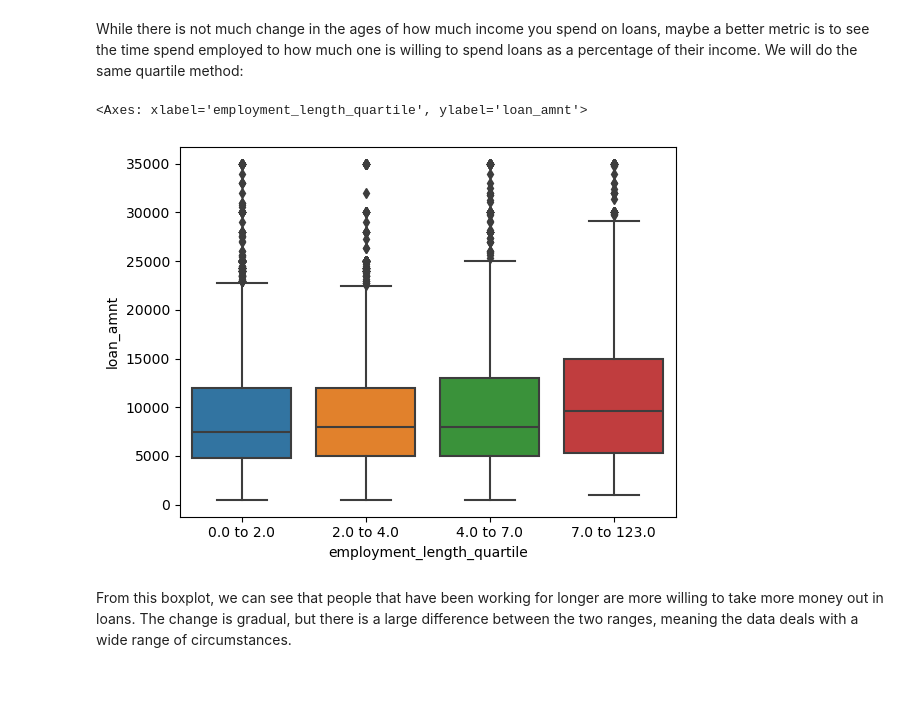
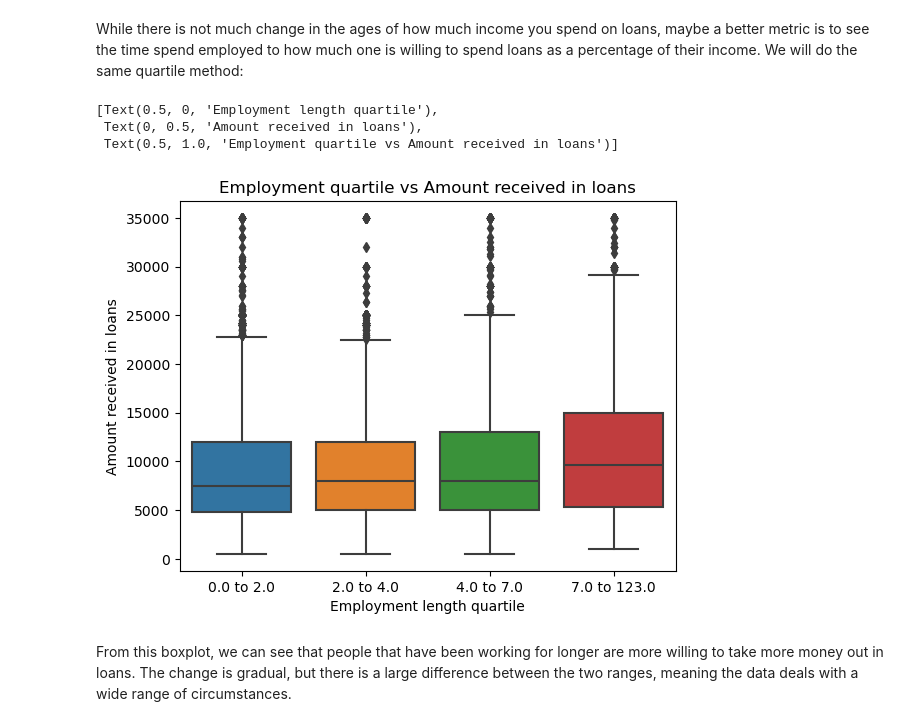
Before and after one commit to jakerobg/jakerobg.github.io, a Jupyter notebook: posts/optimal-decision-making/index.ipynb, the cells around one changed output. Saved outputs shown, nothing was run; the diff lists cells and outputs as text; code cells hidden in the pictures; blank space fills up the shorter version.

```diff
--- a/posts/optimal-decision-making/index.ipynb
+++ b/posts/optimal-decision-making/index.ipynb
@@ -89,17 +93,19 @@ While there is not much change in the ages of how much income you spend on loans
 # %%
 df_train_emp = df_train.copy()
 
 quartiles = df_train_emp['person_emp_length'].quantile([0.25, 0.5, 0.75])
 q1 = f"{df_train_emp['person_emp_length'].min()} to {quartiles[0.25]}"
 q2 = f"{quartiles[0.25]} to {quartiles[0.50]}"
 q3 = f"{quartiles[0.50]} to {quartiles[0.75]}"
 q4 = f"{quartiles[0.75]} to {df_train_emp['person_emp_length'].max()}"
 df_train_emp['employment_length_quartile'] = pd.qcut(df_train_emp['person_emp_length'], q = [0, 0.25, 0.5, 0.75, 1], labels = [q1, q2, q3, q4])
 
-sns.boxplot(df_train_emp, x='employment_length_quartile', y='loan_amnt')
+sns.boxplot(df_train_emp, x='employment_length_quartile', y='loan_amnt').set(xlabel ="Employment length quartile", ylabel = "Amount received in loans", title ='Employment quartile vs Amount received in loans')
 # %% [output]
-<Axes: xlabel='employment_length_quartile', ylabel='loan_amnt'>
+[Text(0.5, 0, 'Employment length quartile'),
+ Text(0, 0.5, 'Amount received in loans'),
+ Text(0.5, 1.0, 'Employment quartile vs Amount received in loans')]
-[figure, old version]
+[figure, new version]
 # %% [markdown]
 From this boxplot, we can see that people that have been working for longer are more willing to take more money out in loans. The change is gradual, but there is a large difference between the two ranges, meaning the data deals with a wide range of circumstances.
 # %% [markdown]
```
Also changed, not shown: parts of 6 cells of this notebook, 22 other files.
